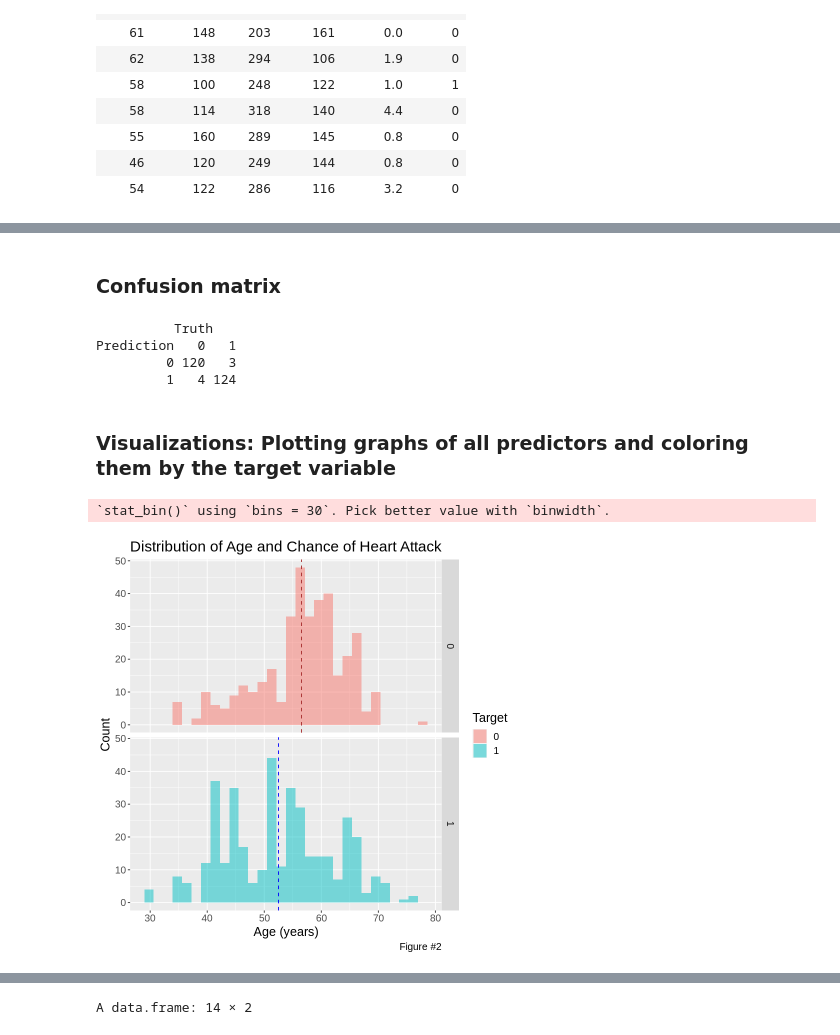
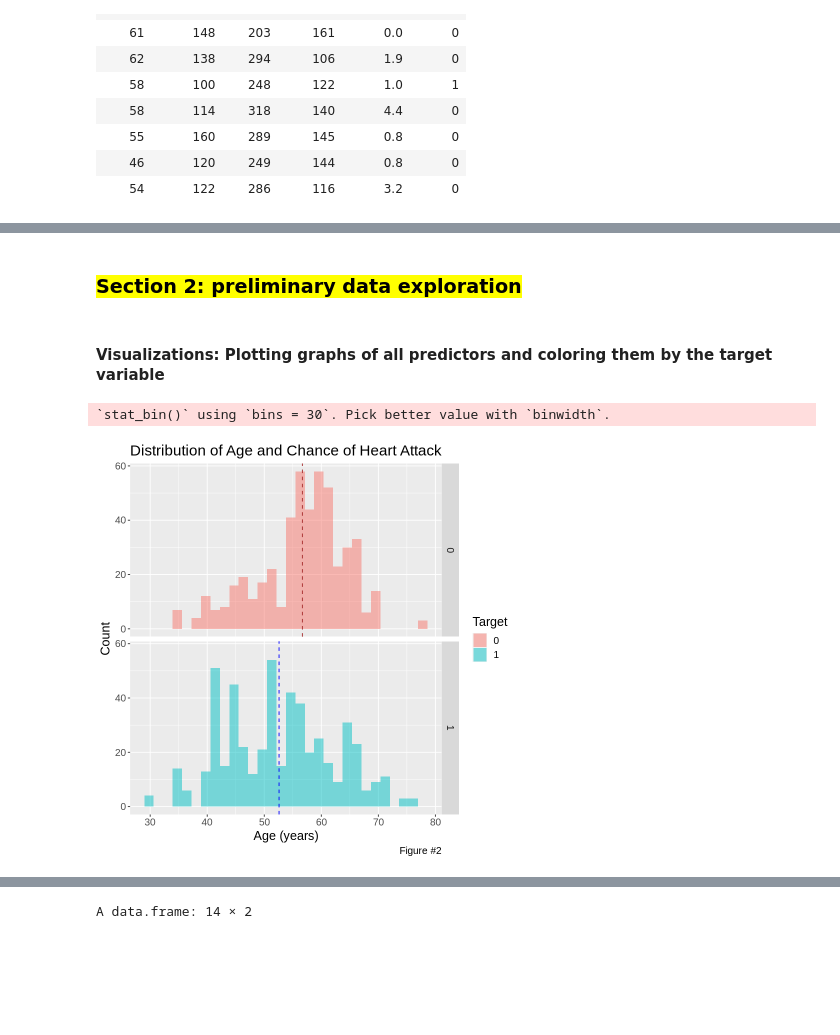
Before and after one commit to carriexu26/DSCI-Group-Project, a Jupyter notebook: heart_disease.ipynb, the cells around one changed output, grey strips where cells are left out. Cells and saved outputs as stored; diff of their text form; code cells hidden in the pictures; blank space fills up the shorter version.

```diff
--- a/heart_disease.ipynb
+++ b/heart_disease.ipynb
@@ -236,29 +167,20 @@ A tibble: 2 × 3
-# %% [markdown]
-### Confusion matrix
-# %%
-heart_mat <- heart_predictions |>
-       conf_mat(truth = target, estimate = .pred_class)
-heart_mat
-# %% [output]
-          Truth
-Prediction   0   1
-         0 120   3
-         1   4 124
+# %% [markdown]
+### <mark>  Section 2: preliminary data exploration
 # %% [markdown]
-### Visualizations: Plotting graphs of all predictors and coloring them by the target variable
+#### Visualizations: Plotting graphs of all predictors and coloring them by the target variable
 # %%
-age_plot <- ggplot(heart_train, aes(x = age, fill = target)) +
+age_plot <- ggplot(heart_data_clean, aes(x = age, fill = target)) +
     geom_histogram(alpha = 0.5, position = "identity") +
-    geom_vline(data = filter(heart_train, target == 0), aes(xintercept = mean(filter(heart_train,  target == 0)$age)),
+    geom_vline(data = filter(heart_data_clean, target == 0), aes(xintercept = mean(filter(heart_data_clean,  target == 0)$age)),
              color = "brown", linetype = "dashed") +
-    geom_vline(data = filter(heart_train, target == 1), aes(xintercept = mean(filter(heart_train,  target == 1)$age)),
+    geom_vline(data = filter(heart_data_clean, target == 1), aes(xintercept = mean(filter(heart_data_clean,  target == 1)$age)),
              color = "blue", linetype = "dashed") +
     facet_grid(rows = vars(target)) +
     labs(x = "Age (years)", y="Count", fill = "Target", caption = "Figure #2") +
     ggtitle("Distribution of Age and Chance of Heart Attack") +
     theme(text = element_text(size = 15))
 age_plot
 # %% [output]
 `stat_bin()` using `bins = 30`. Pick better value with `binwidth`.
-[figure, old version]
+[figure, new version]
 # %%
```
Also changed, not shown: parts of 34 cells of this notebook.
